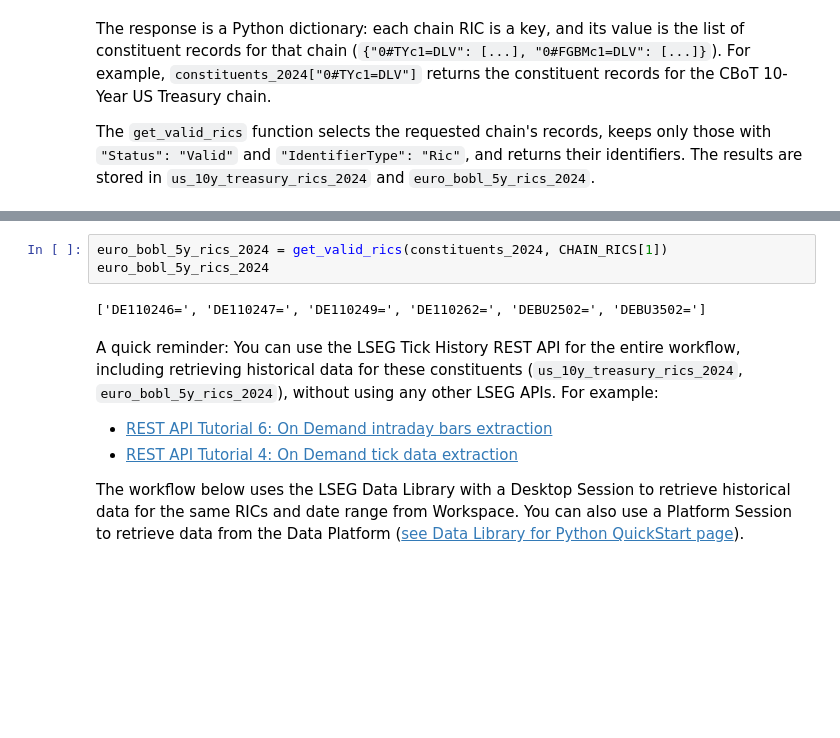
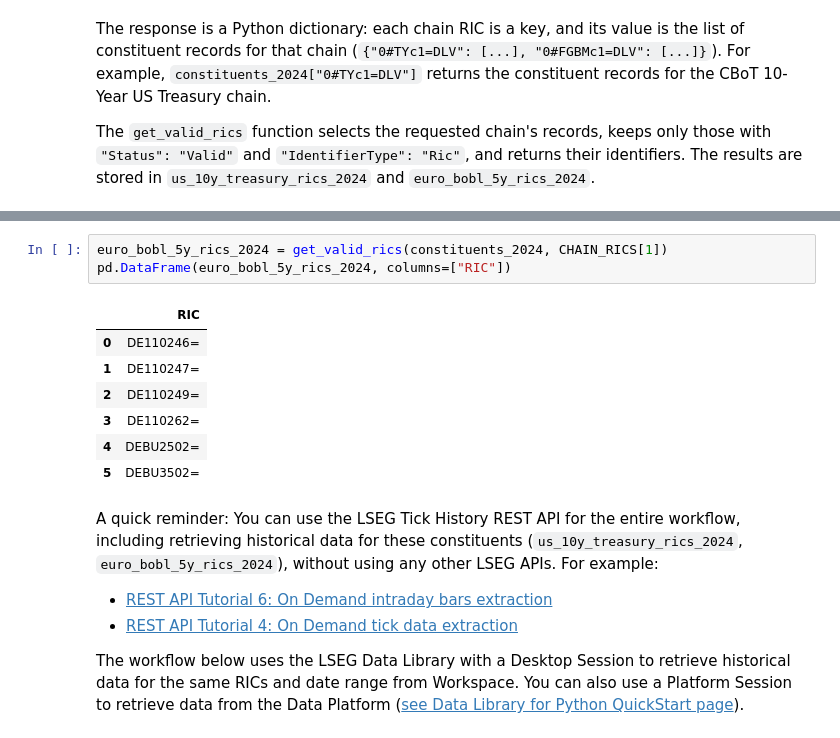
Before and after one commit to LSEG-API-Samples/Aticle.TickHistory.DataLibrary.ChainHistoryRetrieval, a Jupyter notebook: notebook/chainhistory_tickhistory_ld.ipynb, the cells around one changed output, grey strips where cells are left out. Drawn from its saved outputs; the diff is of its cells as text; blank space fills up the shorter version.

```diff
--- a/notebook/chainhistory_tickhistory_ld.ipynb
+++ b/notebook/chainhistory_tickhistory_ld.ipynb
@@ -182,8 +182,14 @@ us_10y_treasury_rics_2024
 # %%
 euro_bobl_5y_rics_2024 = get_valid_rics(constituents_2024, CHAIN_RICS[1])
-euro_bobl_5y_rics_2024
+pd.DataFrame(euro_bobl_5y_rics_2024, columns=["RIC"])
 # %% [output]
-['DE110246=', 'DE110247=', 'DE110249=', 'DE110262=', 'DEBU2502=', 'DEBU3502=']
+|  | RIC |
+| 0 | DE110246= |
+| 1 | DE110247= |
+| 2 | DE110249= |
+| 3 | DE110262= |
+| 4 | DEBU2502= |
+| 5 | DEBU3502= |
 # %% [markdown]
 A quick reminder: You can use the LSEG Tick History REST API for the entire workflow, including retrieving historical data for these constituents (`us_10y_treasury_rics_2024`, `euro_bobl_5y_rics_2024`), without using any other LSEG APIs. For example:
 - [REST API Tutorial 6: On Demand intraday bars extraction](https://developers.lseg.com/en/api-catalog/refinitiv-tick-history/refinitiv-tick-history-rth-rest-api/tutorials#rest-api-tutorial-6-on-demand-intraday-bars-extraction)
```
Also changed, not shown: parts of 6 cells of this notebook, 11 other files.
